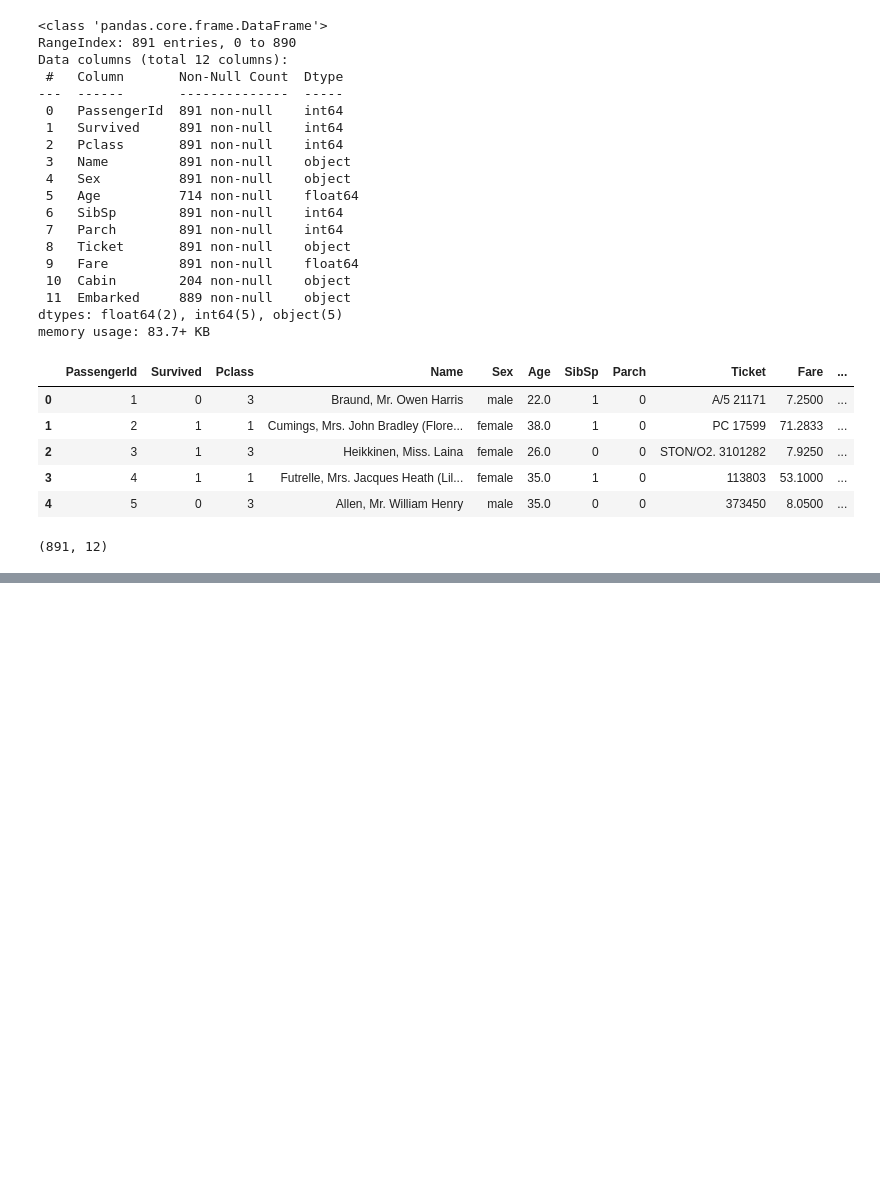
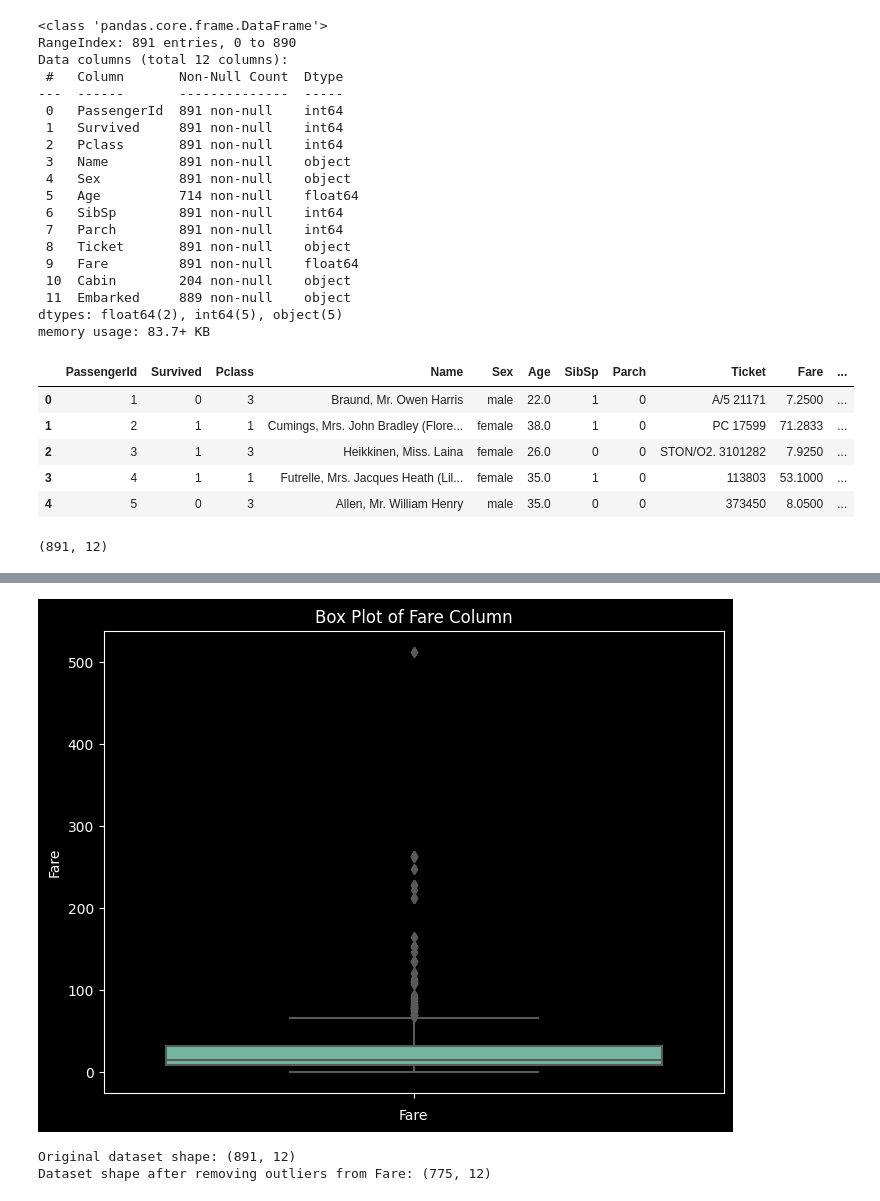
Before and after one commit to anirudhawagh/AWA, a Jupyter notebook: TechnohackTask1_byAniruddhawagh.ipynb, the cells around one changed output, grey strips where cells are left out. Saved outputs shown, nothing was run; the diff lists cells and outputs as text; code cells hidden in the pictures; blank space fills up the shorter version.

```diff
--- a/TechnohackTask1_byAniruddhawagh.ipynb
+++ b/TechnohackTask1_byAniruddhawagh.ipynb
@@ -85,0 +218,41 @@ ds.shape
+# %%
+import seaborn as sns
+import matplotlib.pyplot as plt
+
+# Create a box plot for the "Fare" column with swapped x and y axes
+plt.figure(figsize=(8, 6))
+sns.boxplot(y=ds["Fare"], orient="h", palette="Set2")  # Horizontal box plot with y-axis as "Fare"
+plt.title("Box Plot of Fare Column")
+plt.xlabel("Fare")  # Change the x-axis label to "Fare"
+plt.show()
+# %% [output]
+[figure, added]
+# %%
+import pandas as pd
+
+
+# Define the column and the IQR multiplier for outlier removal (adjust as needed)
+column_name = "Fare"
+iqr_multiplier = 1.5  # Adjust the multiplier as needed
+
+# Calculate the IQR (Interquartile Range) for the Fare column
+Q1 = ds[column_name].quantile(0.25)
+Q3 = ds[column_name].quantile(0.75)
+IQR = Q3 - Q1
+
+# Define the lower and upper bounds for outlier removal
+lower_bound = Q1 - (iqr_multiplier * IQR)
+upper_bound = Q3 + (iqr_multiplier * IQR)
+
+# Remove outliers from the Fare column
+ds_no_outliers = ds[(ds[column_name] >= lower_bound) & (ds[column_name] <= upper_bound)]
+
+# Optional: Reset the index of the cleaned dataset
+ds_no_outliers.reset_index(drop=True, inplace=True)
+
+# Check the shape of the cleaned dataset
+print("Original dataset shape:", ds.shape)
+print("Dataset shape after removing outliers from Fare:", ds_no_outliers.shape)
+# %% [output]
+Original dataset shape: (891, 12)
+Dataset shape after removing outliers from Fare: (775, 12)
```
Also changed, not shown: parts of 12 cells of this notebook.
